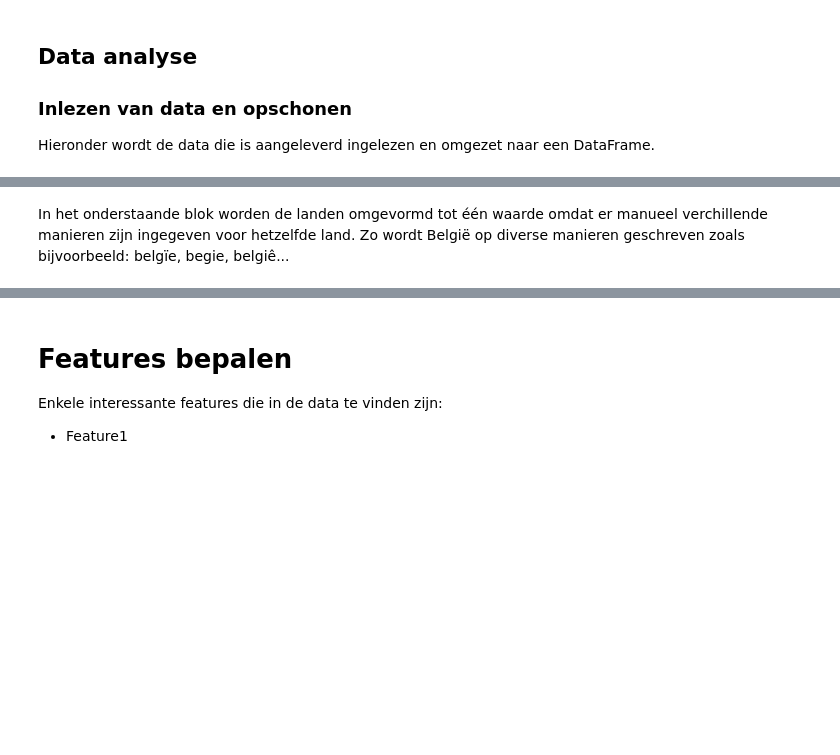
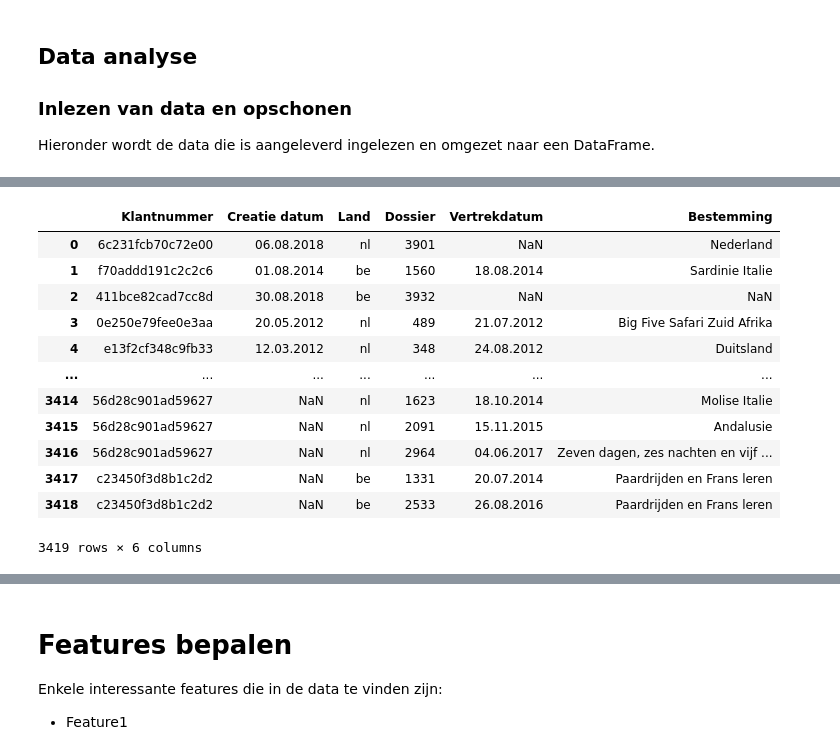
Before and after one commit to Xevro/data-science-in-python, a Jupyter notebook: Project Data Science/louis.dhont/project.ipynb, the cells around one changed output, grey strips where cells are left out. Saved outputs shown, nothing was run; the diff lists cells and outputs as text; code cells hidden in the pictures; blank space fills up the shorter version.

```diff
--- a/Project Data Science/louis.dhont/project.ipynb
+++ b/Project Data Science/louis.dhont/project.ipynb
@@ -48,7 +142,20 @@ Als eerste stap wordt in data gekeken welke types de gebruikers zelf aan de rout
 # %%
-# Create a new dataframe (deep copy)
-df = df_klanten.copy()
 df = df.merge(df_deelnemers, left_on=['Familienaam', 'Voornaam'], right_on=['Familienaam', 'Voornaam'], how='inner')
-#df = pd.merge(df, df_deelnemers)
+
+df.drop(columns=['Straat + nr.', 'GSM','Voornaam', 'Familienaam', 'Geboortedatum', 'Email', 'GSM', 'Postcode', 'Stad'], inplace=True)
+
+df
+# %% [output]
+|  | Klantnummer | Creatie datum | Land | Dossier | Vertrekdatum | Bestemming |
+| 0 | 6c231fcb70c72e00 | 06.08.2018 | nl | 3901 | NaN | Nederland |
+| 1 | f70addd191c2c2c6 | 01.08.2014 | be | 1560 | 18.08.2014 | Sardinie Italie |
+| 2 | 411bce82cad7cc8d | 30.08.2018 | be | 3932 | NaN | NaN |
+| 3 | 0e250e79fee0e3aa | 20.05.2012 | nl | 489 | 21.07.2012 | Big Five Safari Zuid Afrika |
+| 4 | e13f2cf348c9fb33 | 12.03.2012 | nl | 348 | 24.08.2012 | Duitsland |
+| ... | ... | ... | ... | ... | ... | ... |
+| 3414 | 56d28c901ad59627 | NaN | nl | 1623 | 18.10.2014 | Molise Italie |
+| 3415 | 56d28c901ad59627 | NaN | nl | 2091 | 15.11.2015 | Andalusie |
+| 3416 | 56d28c901ad59627 | NaN | nl | 2964 | 04.06.2017 | Zeven dagen, zes nachten en vijf ... |
+| 3417 | c23450f3d8b1c2d2 | NaN | be | 1331 | 20.07.2014 | Paardrijden en Frans leren |
+| 3418 | c23450f3d8b1c2d2 | NaN | be | 2533 | 26.08.2016 | Paardrijden en Frans leren |
+3419 rows × 6 columns
-# %% [markdown]
-In het onderstaande blok worden de landen omgevormd tot één waarde omdat er manueel verchillende manieren zijn ingegeven voor hetzelfde land. Zo wordt België op diverse manieren geschreven zoals bijvoorbeeld: belgïe, begie, belgiê...
```
Also changed, not shown: parts of 19 cells of this notebook, 4 other files.
